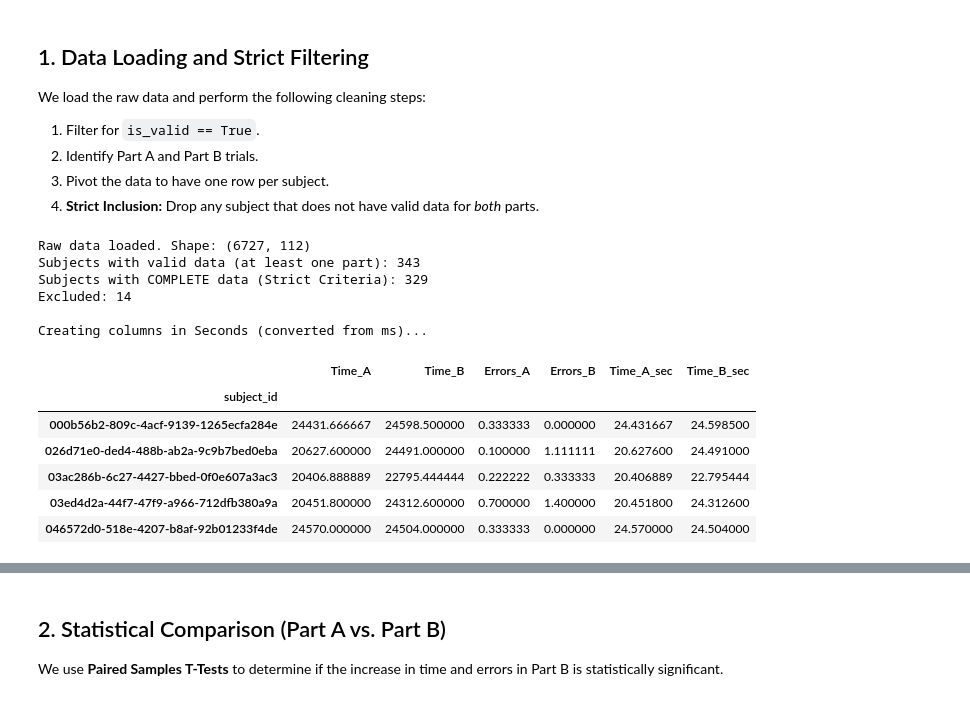
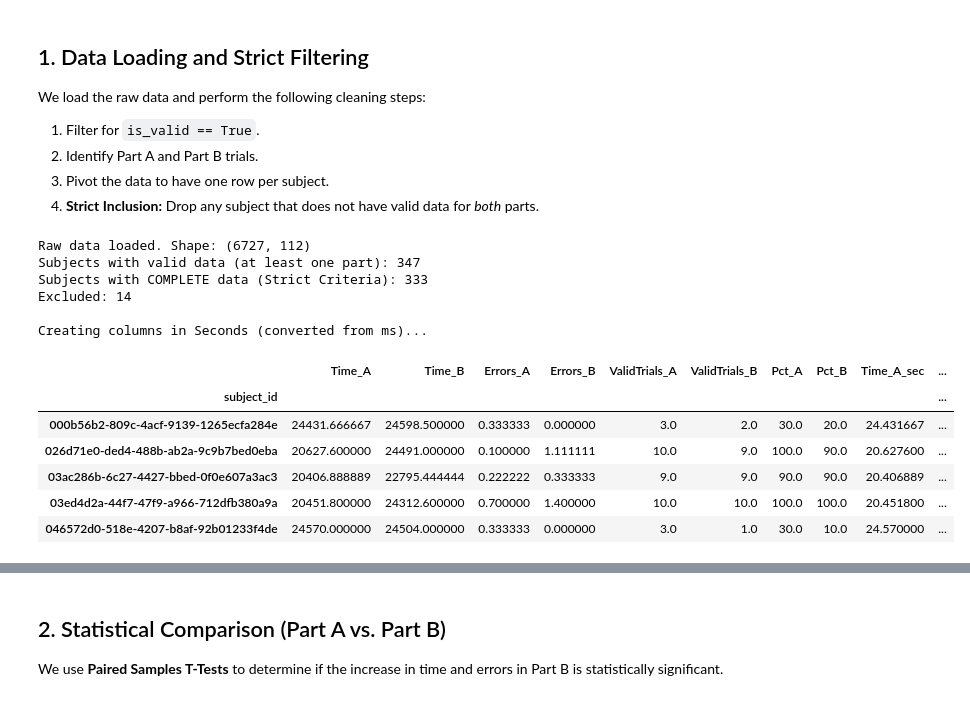
Before and after one commit to gianluca-capelo/datapruebas_analysis, a Jupyter notebook: notebooks/tmt_analysis.ipynb, the cells around one changed output, grey strips where cells are left out. Cells and saved outputs as stored; diff of their text form; code cells hidden in the pictures.

```diff
--- a/notebooks/tmt_analysis.ipynb
+++ b/notebooks/tmt_analysis.ipynb
@@ -30,17 +30,18 @@ We load the raw data and perform the following cleaning steps:
 3. Pivot the data to have one row per subject.
 4. **Strict Inclusion:** Drop any subject that does not have valid data for *both* parts.
 # %%
+import pandas as pd
+import numpy as np
+
 # Load Data
 try:
-    df_raw = pd.read_csv('../data/hand_analysis/2026-01-08_10-44-37/analysis.csv')
+    df_raw = pd.read_csv('/home/gus/Documents/REPOS/datapruebas_analysis/data/hand_analysis/2026-01-12_11-52-32/analysis.csv')
     print(f"Raw data loaded. Shape: {df_raw.shape}")
 except FileNotFoundError:
     print("Error: 'analysis.csv' not found. Please upload the file.")
 
 # 1. Filter Valid Trials
 df_valid = df_raw[df_raw['is_valid'] == True].copy()
-df_valid = df_valid[df_valid['age'] > 0]
-
 
 # 2. Map Trial Types
 def get_part(trial_type):
@@ -53,47 +54,57 @@ df_valid['Part'] = df_valid['trial_type'].apply(get_part)
 df_valid = df_valid.dropna(subset=['Part'])  # Remove non-TMT trials if any
 
 # 3. Pivot Data (Subject x Part)
-# We extract Time (non_cut_rt) and Errors (non_cut_wrong_targets_touches)
+# A) Time (Media de RT)
 pivot_rt = df_valid.pivot_table(index='subject_id', columns='Part', values='non_cut_rt')
+# B) Errors (Media de Errores)
 pivot_err = df_valid.pivot_table(index='subject_id', columns='Part', values='non_cut_wrong_targets_touches')
+# C) NUEVO: Count (Cantidad de trials válidos)
+# Usamos 'count' sobre cualquier columna (ej: 'trial_id') para contar filas
+pivot_count = df_valid.pivot_table(index='subject_id', columns='Part', values='trial_id', aggfunc='count')
 
 # Rename columns
 pivot_rt.columns = [f'Time_{c}' for c in pivot_rt.columns]
 pivot_err.columns = [f'Errors_{c}' for c in pivot_err.columns]
+pivot_count.columns = [f'ValidTrials_{c}' for c in pivot_count.columns]
 
-# Merge Time and Errors
-df_tmt = pivot_rt.join(pivot_err)
+# Merge Time, Errors and Counts
+df_tmt = pivot_rt.join(pivot_err).join(pivot_count)
 
-# 4. Apply Strict Filter (Must have A and B)
+# 4. Apply Strict Filter (Must have at least 1 valid A AND 1 valid B)
 initial_n = len(df_tmt)
 df_tmt = df_tmt.dropna()
 final_n = len(df_tmt)
 
 print(f"Subjects with valid data (at least one part): {initial_n}")
 print(f"Subjects with COMPLETE data (Strict Criteria): {final_n}")
 print(f"Excluded: {initial_n - final_n}")
+
+# 5. Feature Engineering
+# Calculate Completion Percentage (Assuming 10 trials total)
+df_tmt['Pct_A'] = (df_tmt['ValidTrials_A'] / 10 * 100).clip(upper=100)
+df_tmt['Pct_B'] = (df_tmt['ValidTrials_B'] / 10 * 100).clip(upper=100)
 
 # Unit Conversion (ms to seconds check)
 if df_tmt['Time_A'].mean() > 1000:
     print("\nCreating columns in Seconds (converted from ms)...")
     df_tmt['Time_A_sec'] = df_tmt['Time_A'] / 1000
     df_tmt['Time_B_sec'] = df_tmt['Time_B'] / 1000
 else:
     df_tmt['Time_A_sec'] = df_tmt['Time_A']
     df_tmt['Time_B_sec'] = df_tmt['Time_B']
 
 df_tmt.head()
 # %% [output]
 Raw data loaded. Shape: (6727, 112)
-Subjects with valid data (at least one part): 343
-Subjects with COMPLETE data (Strict Criteria): 329
+Subjects with valid data (at least one part): 347
+Subjects with COMPLETE data (Strict Criteria): 333
 Excluded: 14
 
 Creating columns in Seconds (converted from ms)...
-|  | Time_A | Time_B | Errors_A | Errors_B | Time_A_sec | Time_B_sec |
-| subject_id |  |  |  |  |  |  |
-| 000b56b2-809c-4acf-9139-1265ecfa284e | 24431.666667 | 24598.500000 | 0.333333 | 0.000000 | 24.431667 | 24.598500 |
-| 026d71e0-ded4-488b-ab2a-9c9b7bed0eba | 20627.600000 | 24491.000000 | 0.100000 | 1.111111 | 20.627600 | 24.491000 |
-| 03ac286b-6c27-4427-bbed-0f0e607a3ac3 | 20406.888889 | 22795.444444 | 0.222222 | 0.333333 | 20.406889 | 22.795444 |
-| 03ed4d2a-44f7-47f9-a966-712dfb380a9a | 20451.800000 | 24312.600000 | 0.700000 | 1.400000 | 20.451800 | 24.312600 |
-| 046572d0-518e-4207-b8af-92b01233f4de | 24570.000000 | 24504.000000 | 0.333333 | 0.000000 | 24.570000 | 24.504000 |
+|  | Time_A | Time_B | Errors_A | Errors_B | ValidTrials_A | ValidTrials_B | Pct_A | Pct_B | Time_A_sec | ... |
+| subject_id |  |  |  |  |  |  |  |  |  | ... |
+| 000b56b2-809c-4acf-9139-1265ecfa284e | 24431.666667 | 24598.500000 | 0.333333 | 0.000000 | 3.0 | 2.0 | 30.0 | 20.0 | 24.431667 | ... |
+| 026d71e0-ded4-488b-ab2a-9c9b7bed0eba | 20627.600000 | 24491.000000 | 0.100000 | 1.111111 | 10.0 | 9.0 | 100.0 | 90.0 | 20.627600 | ... |
+| 03ac286b-6c27-4427-bbed-0f0e607a3ac3 | 20406.888889 | 22795.444444 | 0.222222 | 0.333333 | 9.0 | 9.0 | 90.0 | 90.0 | 20.406889 | ... |
+| 03ed4d2a-44f7-47f9-a966-712dfb380a9a | 20451.800000 | 24312.600000 | 0.700000 | 1.400000 | 10.0 | 10.0 | 100.0 | 100.0 | 20.451800 | ... |
+| 046572d0-518e-4207-b8af-92b01233f4de | 24570.000000 | 24504.000000 | 0.333333 | 0.000000 | 3.0 | 1.0 | 30.0 | 10.0 | 24.570000 | ... |
```
Also changed, not shown: parts of 10 cells of this notebook.
